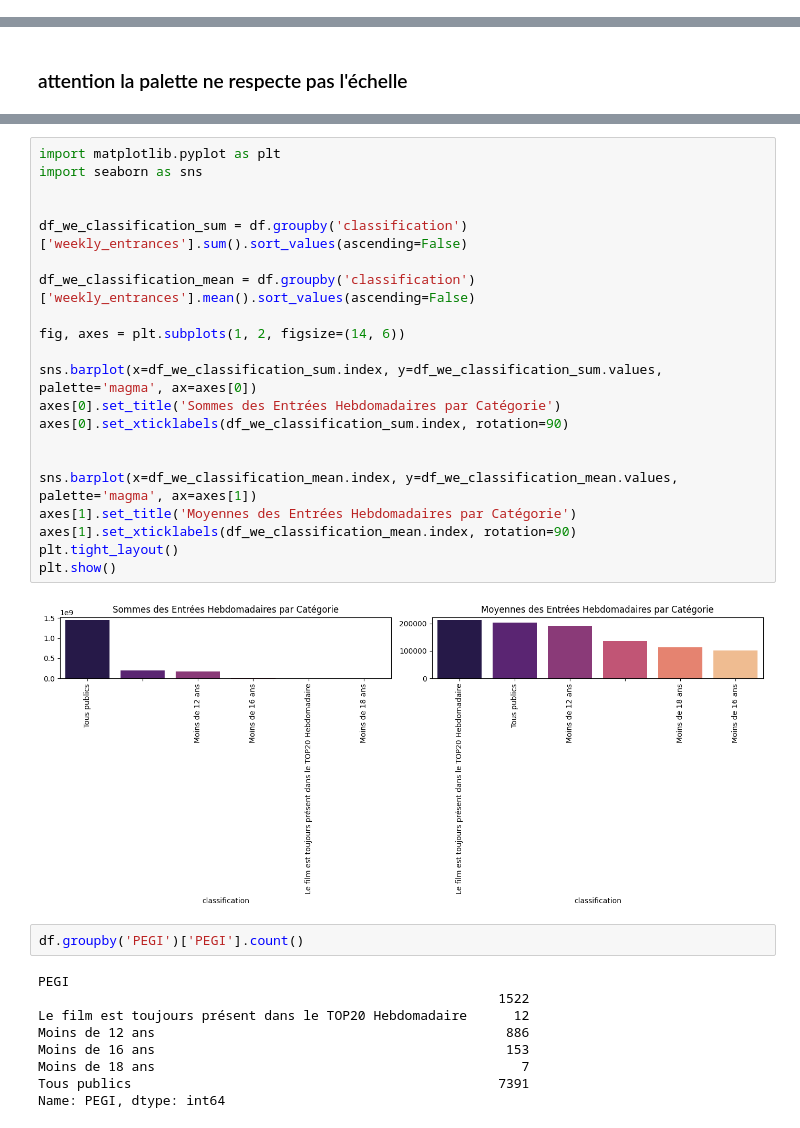
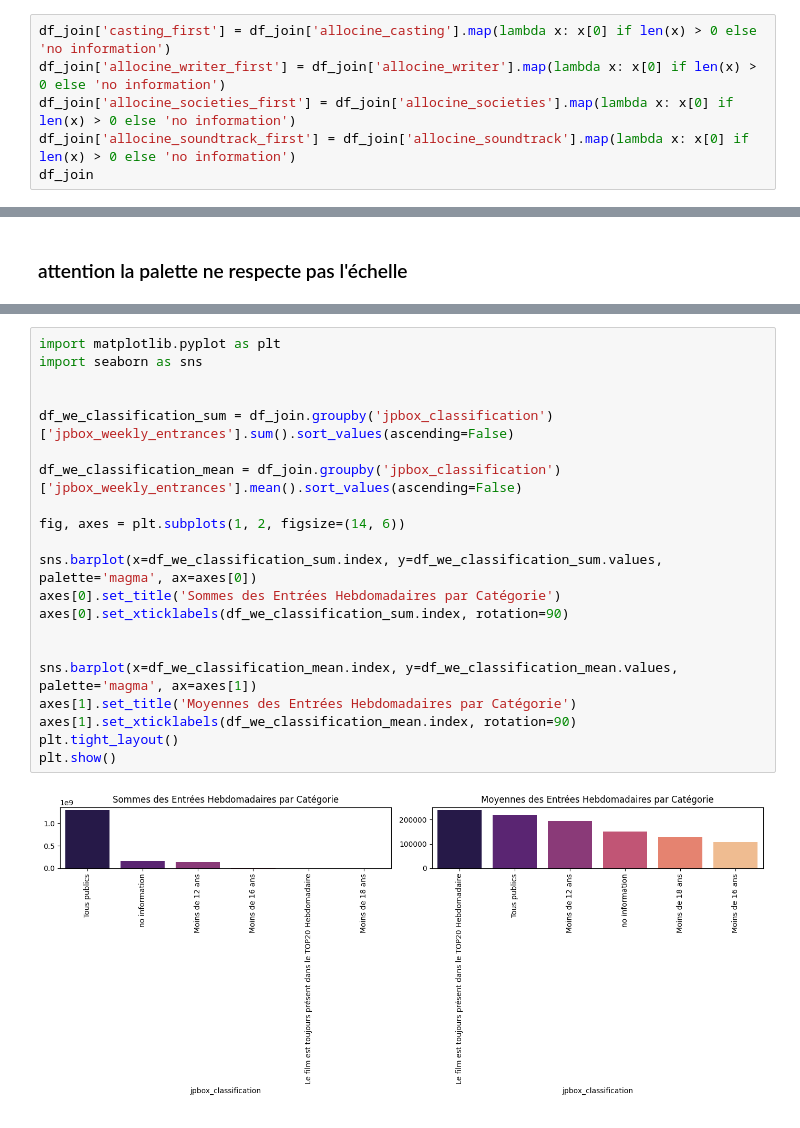
Before and after one commit to haceneZERROUK/MLrecap_scraping, a Jupyter notebook: jpbox_movies/eda.ipynb, the cells around one changed output, grey strips where cells are left out. Cells and saved outputs as stored; diff of their text form.

```diff
--- a/jpbox_movies/eda.ipynb
+++ b/jpbox_movies/eda.ipynb
@@ -128 +219,7 @@ Index(['url_movie', 'fr_title', 'original_title', 'country', 'category',
       dtype='object')
+# %%
+df_join['casting_first'] = df_join['allocine_casting'].map(lambda x: x[0] if len(x) > 0 else 'no information')
+df_join['allocine_writer_first'] = df_join['allocine_writer'].map(lambda x: x[0] if len(x) > 0 else 'no information')
+df_join['allocine_societies_first'] = df_join['allocine_societies'].map(lambda x: x[0] if len(x) > 0 else 'no information')
+df_join['allocine_soundtrack_first'] = df_join['allocine_soundtrack'].map(lambda x: x[0] if len(x) > 0 else 'no information')
+df_join
@@ -261,35 +386,24 @@ plt.show()
 # %%
 import matplotlib.pyplot as plt
 import seaborn as sns
 
 
-df_we_classification_sum = df.groupby('classification')['weekly_entrances'].sum().sort_values(ascending=False)
+df_we_classification_sum = df_join.groupby('jpbox_classification')['jpbox_weekly_entrances'].sum().sort_values(ascending=False)
 
-df_we_classification_mean = df.groupby('classification')['weekly_entrances'].mean().sort_values(ascending=False)
+df_we_classification_mean = df_join.groupby('jpbox_classification')['jpbox_weekly_entrances'].mean().sort_values(ascending=False)
 
 fig, axes = plt.subplots(1, 2, figsize=(14, 6))
 
 sns.barplot(x=df_we_classification_sum.index, y=df_we_classification_sum.values, palette='magma', ax=axes[0])
 axes[0].set_title('Sommes des Entrées Hebdomadaires par Catégorie')
 axes[0].set_xticklabels(df_we_classification_sum.index, rotation=90)
 
 
 sns.barplot(x=df_we_classification_mean.index, y=df_we_classification_mean.values, palette='magma', ax=axes[1])
 axes[1].set_title('Moyennes des Entrées Hebdomadaires par Catégorie')
 axes[1].set_xticklabels(df_we_classification_mean.index, rotation=90)
 plt.tight_layout()
 plt.show()
 # %% [output]
-[figure, old version]
+[figure, new version]
-# %%
-df.groupby('PEGI')['PEGI'].count()
-# %% [output]
-PEGI
-                                                           1522
-Le film est toujours présent dans le TOP20 Hebdomadaire      12
-Moins de 12 ans                                             886
-Moins de 16 ans                                             153
-Moins de 18 ans                                               7
-Tous publics                                               7391
-Name: PEGI, dtype: int64
 # %%
```
Also changed, not shown: parts of 26 cells of this notebook, 2 other files.
